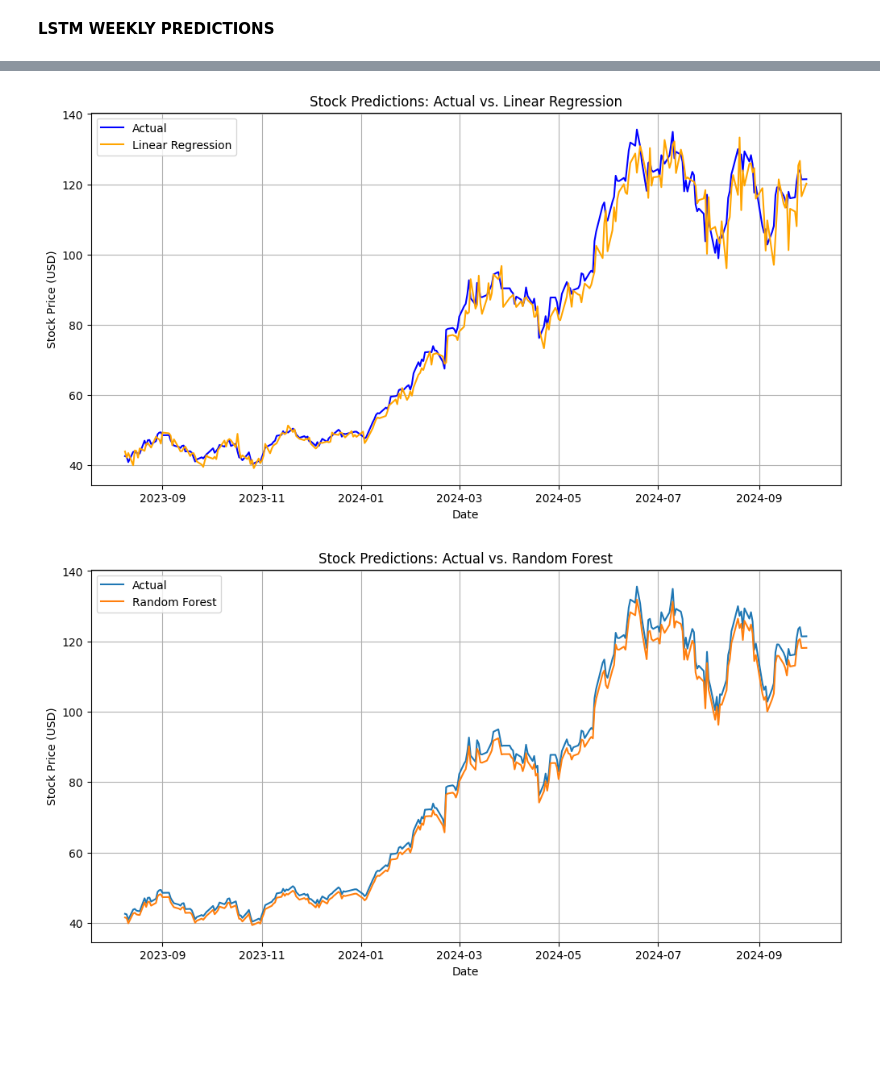
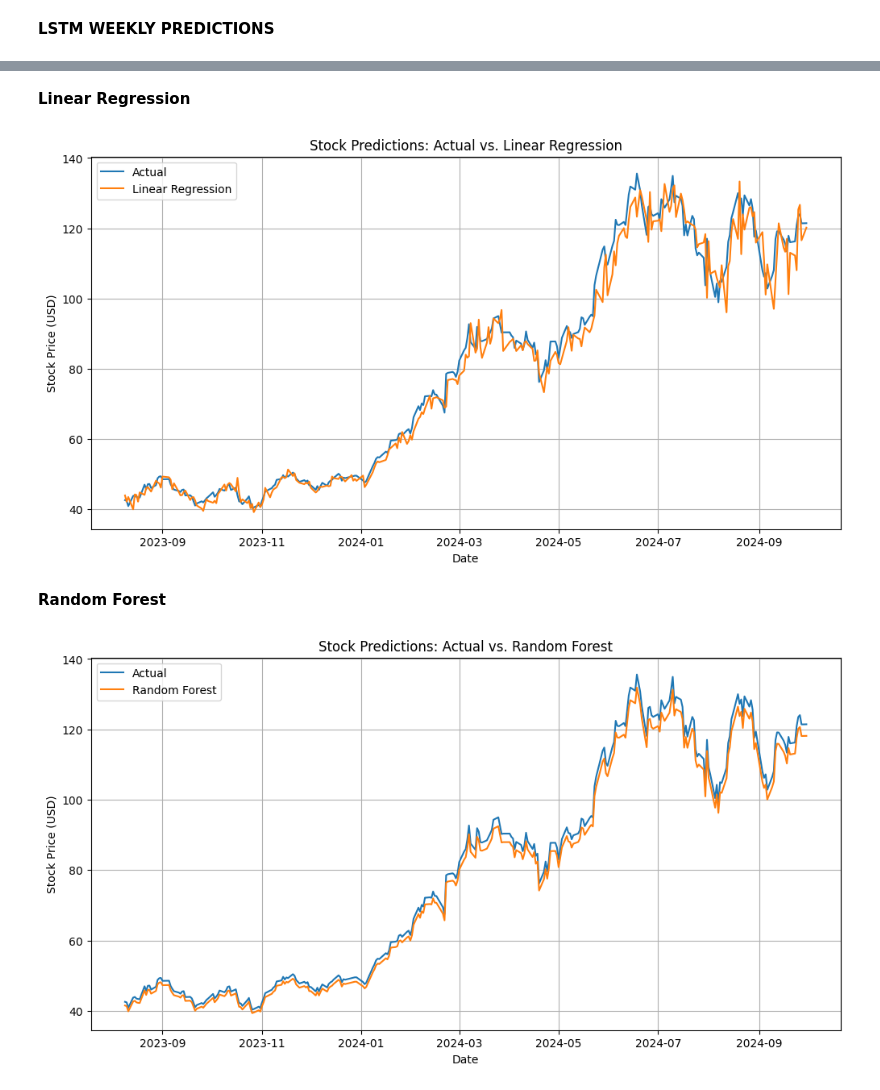
Before and after one commit to smkhowaja08/data-science-project, a Jupyter notebook: predicting_nvidia_stock_prices_using_machine_learning_models.ipynb, the cells around one changed output, grey strips where cells are left out. Drawn from its saved outputs; the diff is of its cells as text; code cells hidden in the pictures; blank space fills up the shorter version.

```diff
--- a/predicting_nvidia_stock_prices_using_machine_learning_models.ipynb
+++ b/predicting_nvidia_stock_prices_using_machine_learning_models.ipynb
@@ -596,3 +591,5 @@ plt.show()
+# %% [markdown]
+**Linear Regression**
 # %%
 # Reshape the 3D input (used for LSTM) to 2D format (samples, features) for Linear Regression
 X_train_lr = X_train.reshape(X_train.shape[0], -1)  # Flatten training data
@@ -613,32 +610,34 @@ y_actual_lr_inv = scaler_y.inverse_transform(y_test)
 # %%
 # Select the date range that aligns with the test set predictions (after sequence window)
 dates_daily = df_nvidia['Date'][train_size + sequence_length : len(df_nvidia)]
 
 # Create a new plot with specified figure size
 plt.figure(figsize=(12, 6))
 
 # Plot the actual stock prices (true values)
-plt.plot(dates_daily, y_actual.flatten(), label='Actual', color='blue')
+plt.plot(dates_daily, y_actual.flatten(), label='Actual')
 
 # Plot the predicted stock prices from Linear Regression
-plt.plot(dates_daily, y_pred_lr_inv.flatten(), label='Linear Regression', color='orange')
+plt.plot(dates_daily, y_pred_lr_inv.flatten(), label='Linear Regression')
 
 # Add a title to the plot
 plt.title("Stock Predictions: Actual vs. Linear Regression")
 
 # Label the x-axis with 'Date'
 plt.xlabel("Date")
 
 # Label the y-axis with 'Stock Price (USD)'
 plt.ylabel("Stock Price (USD)")
 
-# Display a legend, enable grid for better visual guidance, Save the plot as a PNG file, Display the plot
+# Show a legend, turn on the grid for improved visual clarity, save the image as a PNG file, and display the plot.
 plt.legend()
 plt.grid(True)
 plt.savefig('nvidia-linear-regression-predication.png')
 plt.show()
 # %% [output]
-[figure, old version]
+[figure, new version]
+# %% [markdown]
+**Random Forest**
 # %%
 # Flatten the 3D LSTM input data into 2D format (samples, features) for Random Forest
 X_train_rf = X_train.reshape(X_train.shape[0], -1) # Flatten training features
```
Also changed, not shown: parts of 24 cells of this notebook, 8 other files.
